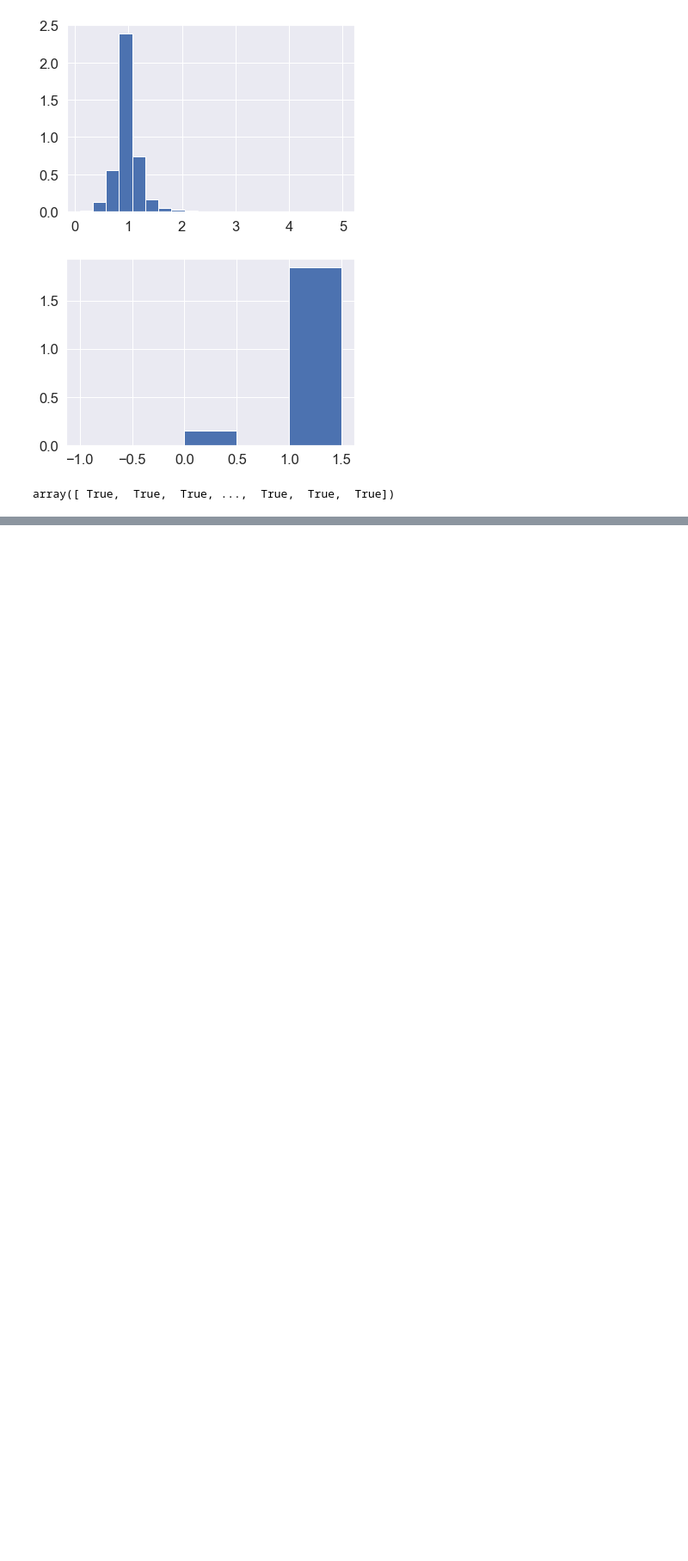
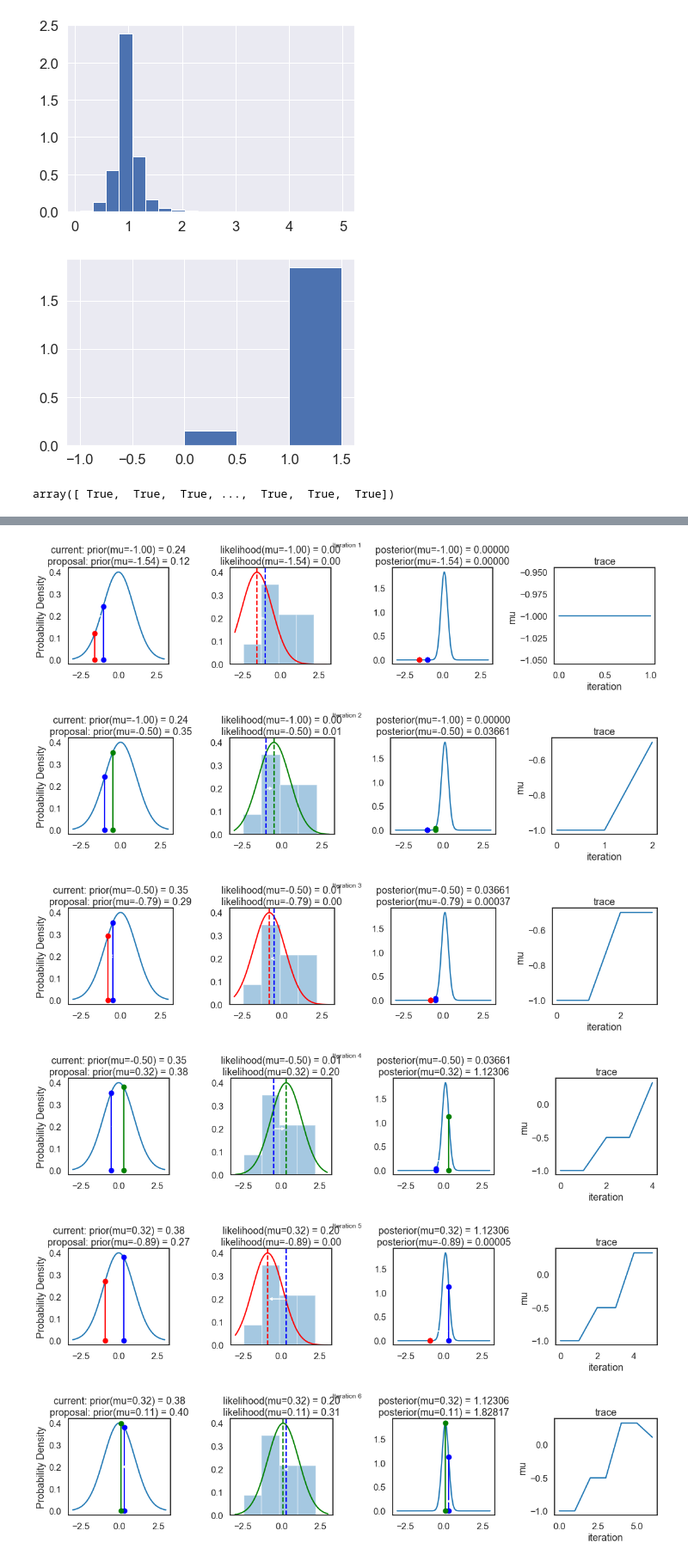
Before and after one commit to balarsen/pymc_learning, a Jupyter notebook: BayesianAnalysisWithPython/Simple Metropolis-Hastings.ipynb, the cells around one changed output, grey strips where cells are left out. Shown at 86% size. Saved outputs shown, nothing was run; the diff lists cells and outputs as text; code cells hidden in the pictures; blank space fills up the shorter version.

```diff
--- a/BayesianAnalysisWithPython/Simple Metropolis-Hastings.ipynb
+++ b/BayesianAnalysisWithPython/Simple Metropolis-Hastings.ipynb
@@ -138,0 +269,10 @@ array([ True,  True,  True, ...,  True,  True,  True])
+# %%
+np.random.seed(123)
+sampler(data, samples=8, mu_init=-1., plot=True);
+# %% [output]
+[figure, added]
+[figure, added]
+[figure, added]
+[figure, added]
+[figure, added]
+[figure, added]
```
Also changed, not shown: parts of 23 cells of this notebook.
